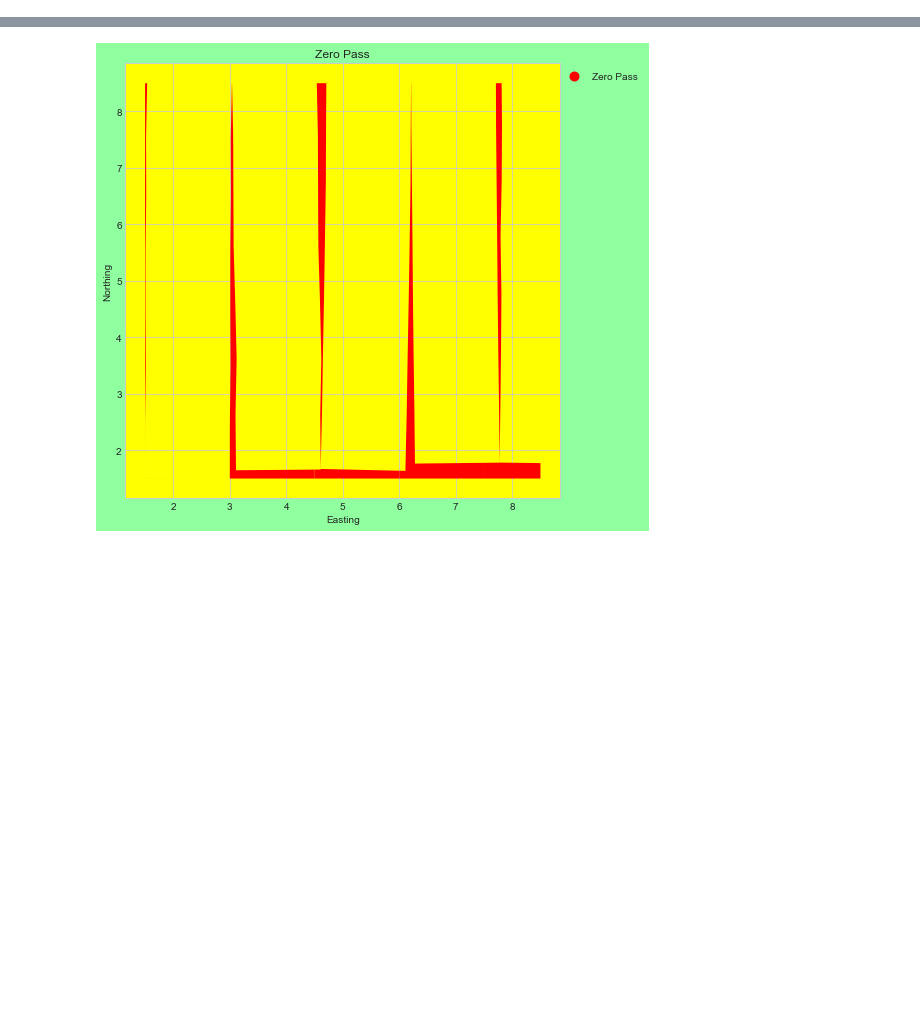
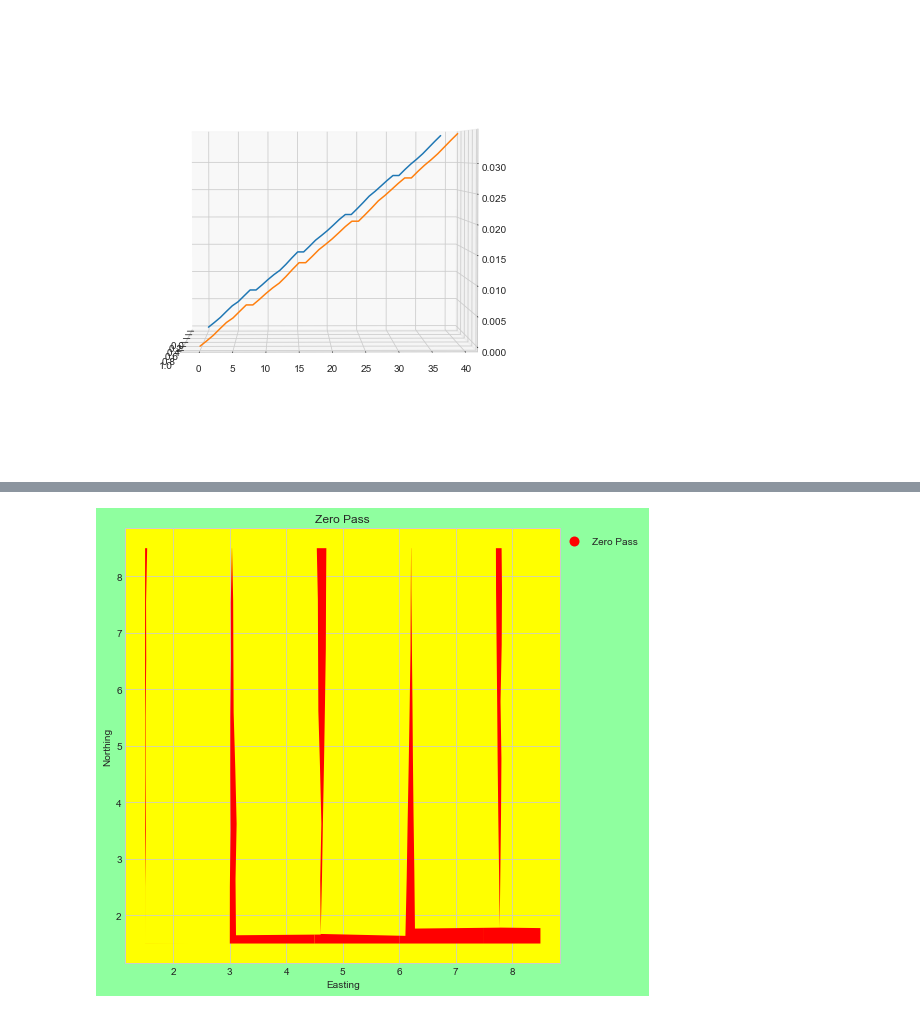
Before and after one commit to jnaess/ENGO-500, a Jupyter notebook: testbook.ipynb, the cells around one changed output, grey strips where cells are left out. Cells and saved outputs as stored; diff of their text form; code cells hidden in the pictures; blank space fills up the shorter version.

```diff
--- a/testbook.ipynb
+++ b/testbook.ipynb
@@ -11,3 +19,50 @@ manager.df_sim.to_csv("Simulation.csv")
 # %%
-import pandas as pd
-pd.concat([manager.ED.jump_df,manager.ED.drift_df, manager.ED.errors_df], axis=1).to_csv("Errors_Detected.csv")
+import matplotlib.pyplot as plt
+import numpy as np
+
+x = manager.df_sim.index.to_list()
+y = manager.df_sim.drift_cumulative_n.to_list()
+
+#create ofset lines
+offsets = []
+#for i in range(len(x)):
+offsets.append(np.ones(len(x))*0)
+
+x1 = manager.df_ED.index.to_list()
+y1 = manager.df_ED.drift_cumulative_n.to_list()
+
+fig = plt.figure(figsize = (8,8))
+
+offsets.append(np.ones(len(x))*1)
+
+        #fig, ax = plt.subplots()
+
+ax = plt.axes(projection='3d')
+
+        # Colour outside axes
+        #fig.patch.set_facecolor('xkcd:light grey')
+
+#self.set_parameters(ax, x_label, y_label, title, aspect = aspect)
+
+#for i in range(len(x)):
+#    ax.plot3D(x[i],y[i], offsets[i], label = line_label[i])
+ax.plot3D(offsets[0], x,y)
+
+
+ax.plot3D(offsets[1], x1,y1)
+
+
+#plt.subplots_adjust(left=0, bottom=0, right=1, top=1, wspace=0, hspace=0)
+
+        # Set plot limits
+        #plt.xlim(0, 12)
+        #plt.ylim(0, 12)
+
+#elf.set_legend(anchor)
+
+ax.view_init(2, -1)
+plt.draw()
+#plt.show()
+#manager.plot_i()
+# %% [output]
+[figure, added]
```
Also changed, not shown: parts of 3 cells of this notebook, 9 other files.
